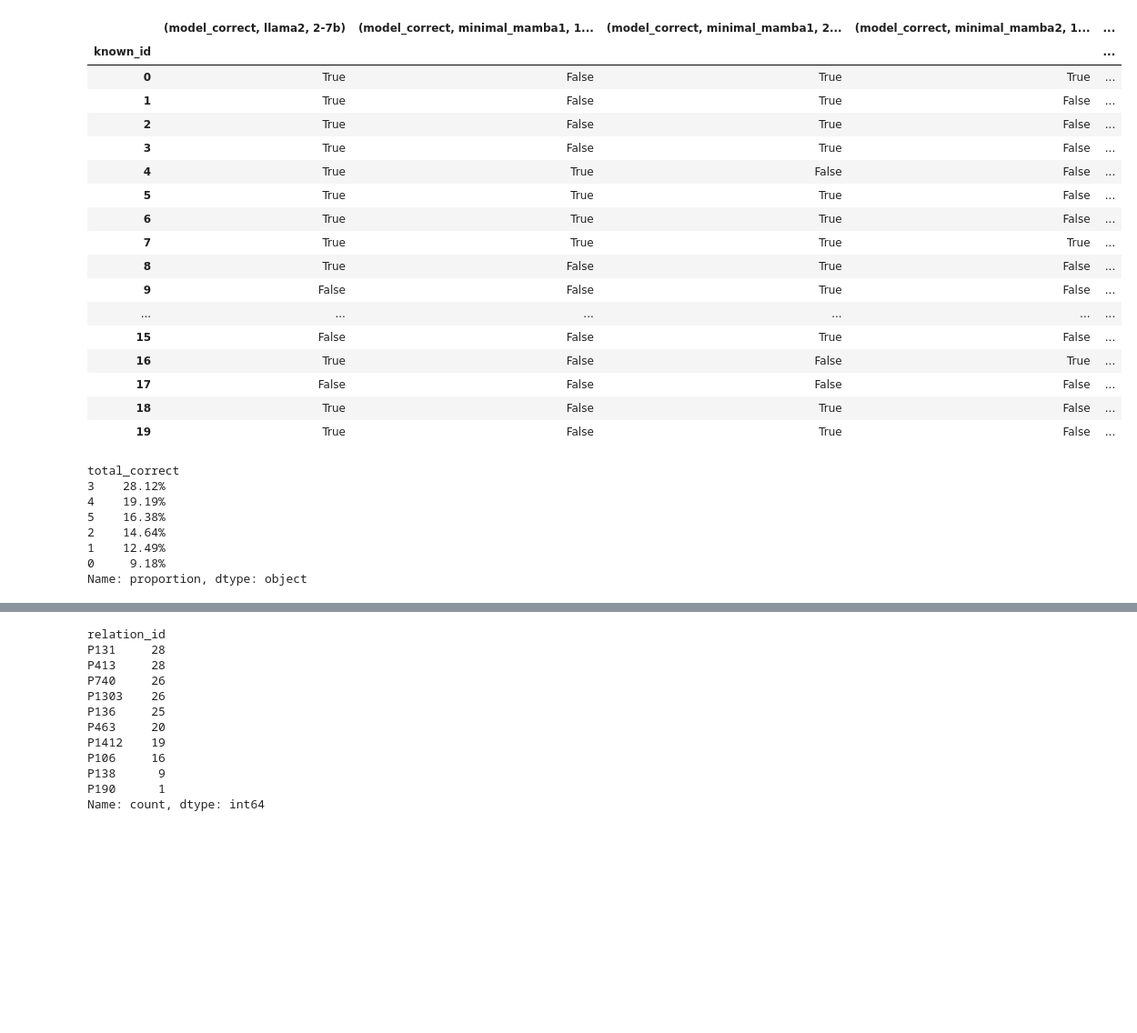
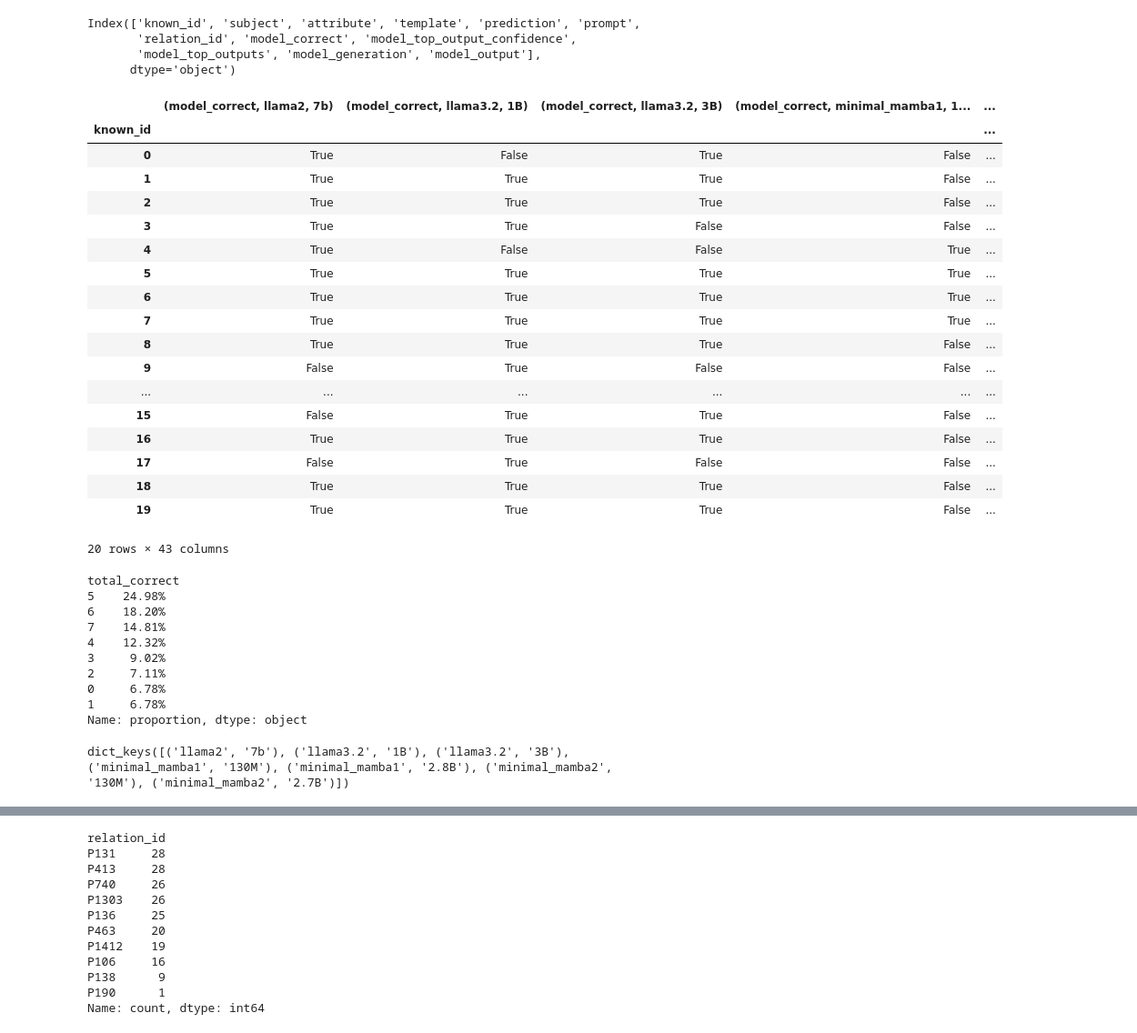
Before and after one commit to idangrosbard/ssm_analysis, a Jupyter notebook: notebooks/test-known_1000_correct.ipynb, the cells around one changed output, grey strips where cells are left out. Shown: that part at 91% size. Saved outputs shown, nothing was run; the diff lists cells and outputs as text; code cells hidden in the pictures; blank space fills up the shorter version.

Commit message:
displatying diffs between models

```diff
--- a/notebooks/test-known_1000_correct.ipynb
+++ b/notebooks/test-known_1000_correct.ipynb
@@ -32,6 +36,14 @@ minimal_mamba1:
 minimal_mamba2:
    130M
    2.7B
+# %%
+# show keys of the first file
+print(known_1000_correct_files[next(iter(known_1000_correct_files))].keys())
+# %% [output]
+Index(['known_id', 'subject', 'attribute', 'template', 'prediction', 'prompt',
+       'relation_id', 'model_correct', 'model_top_output_confidence',
+       'model_top_outputs', 'model_generation', 'model_output'],
+      dtype='object')
 # %%
 # Predefined constants for column names
 INDEX_COL = "known_id"
@@ -39,9 +51,9 @@ TOTAL_CORRECT_COL = "total_correct"
 AGGREEMENT_TYPE_COL = "agreement_type"
 MODEL_CORRECT_COL = "model_correct"
 INDEX_COLUMNS = ["arch_name", "size"]
-PER_MODEL_COLS = [MODEL_CORRECT_COL, "model_output"]
+PER_MODEL_COLS = [MODEL_CORRECT_COL, "model_output", 'model_top_output_confidence', 'model_generation', 'model_top_outputs']
 SHARE_COLS = [col for col in df.columns if col not in PER_MODEL_COLS + [INDEX_COL]]
-SHARE_COLS = ["prompt", "relation_id"]
+# SHARE_COLS = ["prompt", "relation_id"]
 
 # Processing the data using pipes
 result = (
@@ -57,51 +69,52 @@ result = (
             pd.concat(
                 [
                     df[PER_MODEL_COLS + INDEX_COLUMNS]
                     .set_index(INDEX_COLUMNS, append=True)
                     .unstack(level=[-2, -1]),
                     df[SHARE_COLS].drop_duplicates().sort_index(),
                 ],
                 axis=1,
             )
         )
     )
     .pipe(
         lambda df: df.assign(
             **{
                 TOTAL_CORRECT_COL: df[
                     [col for col in df.columns if col[0] == MODEL_CORRECT_COL]
                 ].sum(axis=1),
                 AGGREEMENT_TYPE_COL: (
                     df[[col for col in df.columns if col[0] == MODEL_CORRECT_COL]]
                     .astype(int)
                     .apply(lambda x: "".join(x.astype(str)), axis=1)
                 ),
             }
         )
     )
 )
 
 # Displaying the result
 result.head(20)
 # %% [output]
-|  | (model_correct, llama2, 2-7b) | (model_correct, minimal_mamba1, 1... | (model_correct, minimal_mamba1, 2... | (model_correct, minimal_mamba2, 1... | ... |
+|  | (model_correct, llama2, 7b) | (model_correct, llama3.2, 1B) | (model_correct, llama3.2, 3B) | (model_correct, minimal_mamba1, 1... | ... |
 | known_id |  |  |  |  | ... |
-| 0 | True | False | True | True | ... |
-| 1 | True | False | True | False | ... |
-| 2 | True | False | True | False | ... |
-| 3 | True | False | True | False | ... |
-| 4 | True | True | False | False | ... |
-| 5 | True | True | True | False | ... |
-| 6 | True | True | True | False | ... |
+| 0 | True | False | True | False | ... |
+| 1 | True | True | True | False | ... |
+| 2 | True | True | True | False | ... |
+| 3 | True | True | False | False | ... |
+| 4 | True | False | False | True | ... |
+| 5 | True | True | True | True | ... |
+| 6 | True | True | True | True | ... |
 | 7 | True | True | True | True | ... |
-| 8 | True | False | True | False | ... |
-| 9 | False | False | True | False | ... |
+| 8 | True | True | True | False | ... |
+| 9 | False | True | False | False | ... |
 | ... | ... | ... | ... | ... | ... |
-| 15 | False | False | True | False | ... |
-| 16 | True | False | False | True | ... |
-| 17 | False | False | False | False | ... |
-| 18 | True | False | True | False | ... |
-| 19 | True | False | True | False | ... |
+| 15 | False | True | True | False | ... |
+| 16 | True | True | True | False | ... |
+| 17 | False | True | False | False | ... |
+| 18 | True | True | True | False | ... |
+| 19 | True | True | True | False | ... |
+20 rows × 43 columns
 # %%
 # print value counts for total_correct
 (
@@ -111,13 +124,19 @@ result.head(20)
 )
 # %% [output]
 total_correct
-3    28.12%
-4    19.19%
-5    16.38%
-2    14.64%
-1    12.49%
-0     9.18%
+5    24.98%
+6    18.20%
+7    14.81%
+4    12.32%
+3     9.02%
+2     7.11%
+0     6.78%
+1     6.78%
 Name: proportion, dtype: object
+# %%
+known_1000_correct_files.keys()
+# %% [output]
+dict_keys([('llama2', '7b'), ('llama3.2', '1B'), ('llama3.2', '3B'), ('minimal_mamba1', '130M'), ('minimal_mamba1', '2.8B'), ('minimal_mamba2', '130M'), ('minimal_mamba2', '2.7B')])
 # %%
 # print value counts for agreement_type
 agreement_type_counts = (
```
Also changed, not shown: parts of 3 cells of this notebook.
